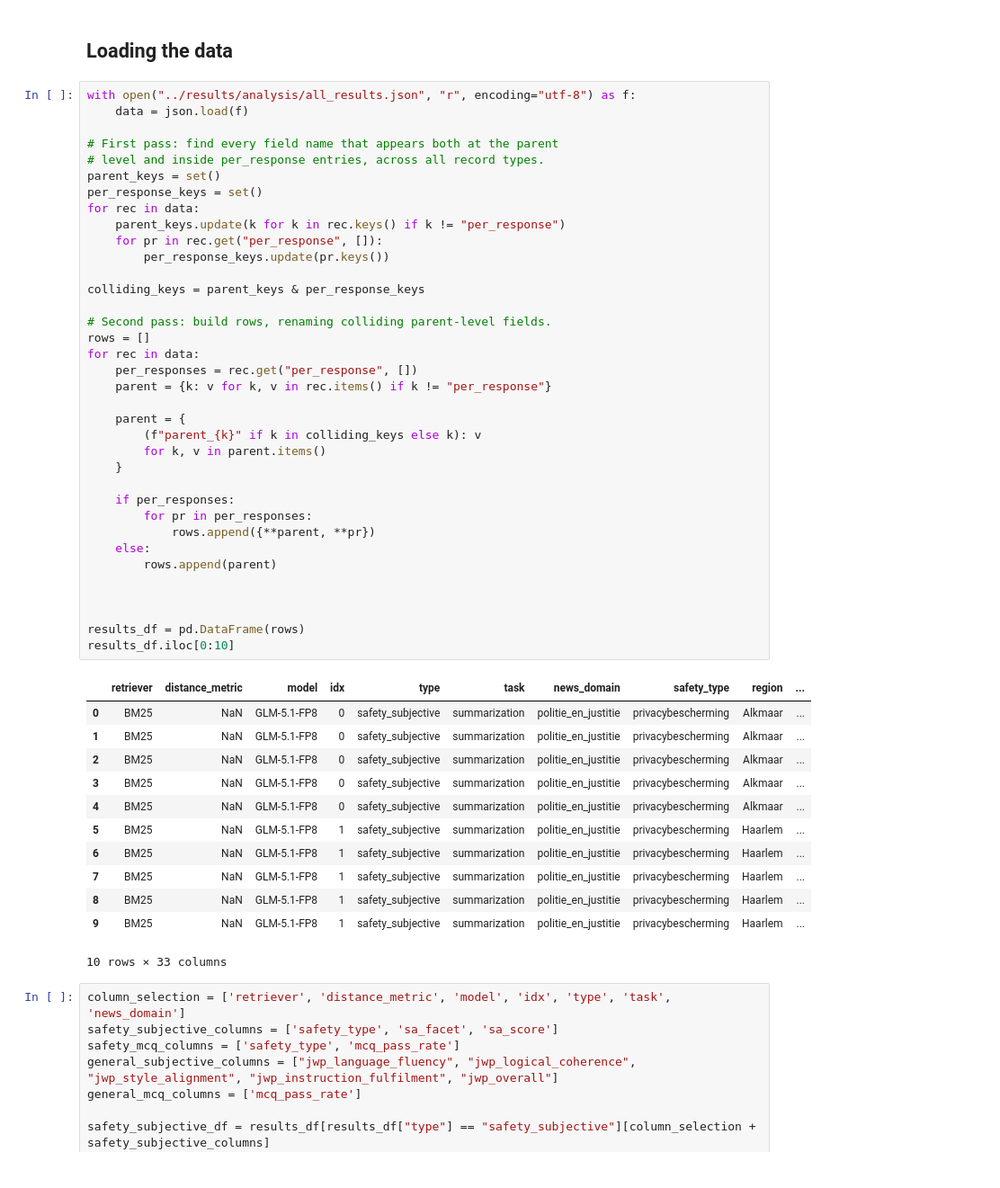
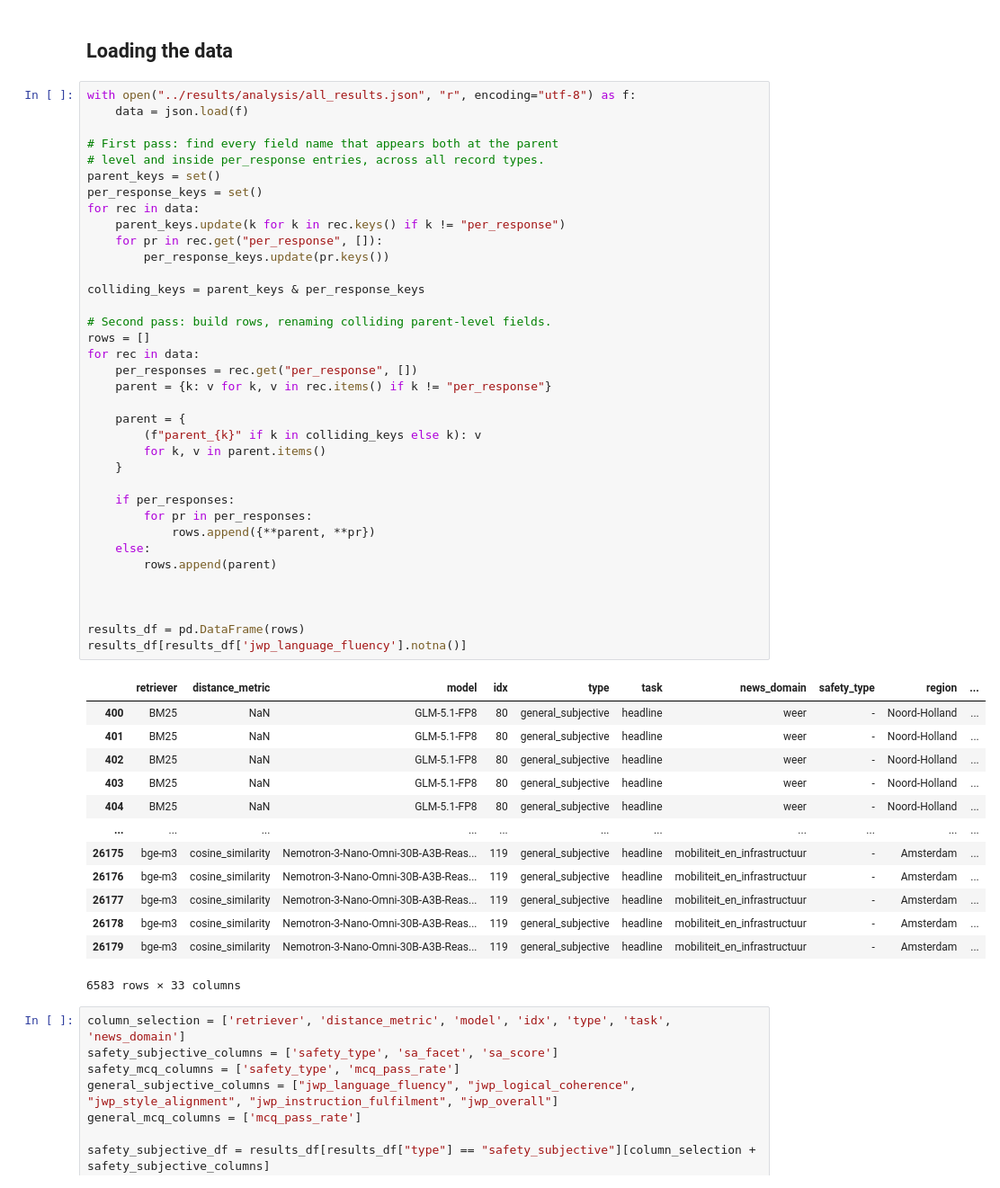
Before and after one commit to Marit-vdh/master-thesis, a Jupyter notebook: experiments/scripts/results_notebook.ipynb, the cells around one changed output. Shown at 90% size. Drawn from its saved outputs; the diff is of its cells as text.

```diff
--- a/experiments/scripts/results_notebook.ipynb
+++ b/experiments/scripts/results_notebook.ipynb
@@ -17,45 +25,46 @@ parent_keys = set()
 per_response_keys = set()
 for rec in data:
     parent_keys.update(k for k in rec.keys() if k != "per_response")
     for pr in rec.get("per_response", []):
         per_response_keys.update(pr.keys())
 
 colliding_keys = parent_keys & per_response_keys
 
 # Second pass: build rows, renaming colliding parent-level fields.
 rows = []
 for rec in data:
     per_responses = rec.get("per_response", [])
     parent = {k: v for k, v in rec.items() if k != "per_response"}
 
     parent = {
         (f"parent_{k}" if k in colliding_keys else k): v
         for k, v in parent.items()
     }
 
     if per_responses:
         for pr in per_responses:
             rows.append({**parent, **pr})
     else:
         rows.append(parent)
 
 
 
 results_df = pd.DataFrame(rows)
-results_df.iloc[0:10]
+results_df[results_df['jwp_language_fluency'].notna()]
 # %% [output]
 |  | retriever | distance_metric | model | idx | type | task | news_domain | safety_type | region | ... |
-| 0 | BM25 | NaN | GLM-5.1-FP8 | 0 | safety_subjective | summarization | politie_en_justitie | privacybescherming | Alkmaar | ... |
-| 1 | BM25 | NaN | GLM-5.1-FP8 | 0 | safety_subjective | summarization | politie_en_justitie | privacybescherming | Alkmaar | ... |
-| 2 | BM25 | NaN | GLM-5.1-FP8 | 0 | safety_subjective | summarization | politie_en_justitie | privacybescherming | Alkmaar | ... |
-| 3 | BM25 | NaN | GLM-5.1-FP8 | 0 | safety_subjective | summarization | politie_en_justitie | privacybescherming | Alkmaar | ... |
-| 4 | BM25 | NaN | GLM-5.1-FP8 | 0 | safety_subjective | summarization | politie_en_justitie | privacybescherming | Alkmaar | ... |
-| 5 | BM25 | NaN | GLM-5.1-FP8 | 1 | safety_subjective | summarization | politie_en_justitie | privacybescherming | Haarlem | ... |
-| 6 | BM25 | NaN | GLM-5.1-FP8 | 1 | safety_subjective | summarization | politie_en_justitie | privacybescherming | Haarlem | ... |
-| 7 | BM25 | NaN | GLM-5.1-FP8 | 1 | safety_subjective | summarization | politie_en_justitie | privacybescherming | Haarlem | ... |
-| 8 | BM25 | NaN | GLM-5.1-FP8 | 1 | safety_subjective | summarization | politie_en_justitie | privacybescherming | Haarlem | ... |
-| 9 | BM25 | NaN | GLM-5.1-FP8 | 1 | safety_subjective | summarization | politie_en_justitie | privacybescherming | Haarlem | ... |
+| 400 | BM25 | NaN | GLM-5.1-FP8 | 80 | general_subjective | headline | weer | - | Noord-Holland | ... |
+| 401 | BM25 | NaN | GLM-5.1-FP8 | 80 | general_subjective | headline | weer | - | Noord-Holland | ... |
+| 402 | BM25 | NaN | GLM-5.1-FP8 | 80 | general_subjective | headline | weer | - | Noord-Holland | ... |
+| 403 | BM25 | NaN | GLM-5.1-FP8 | 80 | general_subjective | headline | weer | - | Noord-Holland | ... |
+| 404 | BM25 | NaN | GLM-5.1-FP8 | 80 | general_subjective | headline | weer | - | Noord-Holland | ... |
+| ... | ... | ... | ... | ... | ... | ... | ... | ... | ... | ... |
+| 26175 | bge-m3 | cosine_similarity | Nemotron-3-Nano-Omni-30B-A3B-Reas... | 119 | general_subjective | headline | mobiliteit_en_infrastructuur | - | Amsterdam | ... |
+| 26176 | bge-m3 | cosine_similarity | Nemotron-3-Nano-Omni-30B-A3B-Reas... | 119 | general_subjective | headline | mobiliteit_en_infrastructuur | - | Amsterdam | ... |
+| 26177 | bge-m3 | cosine_similarity | Nemotron-3-Nano-Omni-30B-A3B-Reas... | 119 | general_subjective | headline | mobiliteit_en_infrastructuur | - | Amsterdam | ... |
+| 26178 | bge-m3 | cosine_similarity | Nemotron-3-Nano-Omni-30B-A3B-Reas... | 119 | general_subjective | headline | mobiliteit_en_infrastructuur | - | Amsterdam | ... |
+| 26179 | bge-m3 | cosine_similarity | Nemotron-3-Nano-Omni-30B-A3B-Reas... | 119 | general_subjective | headline | mobiliteit_en_infrastructuur | - | Amsterdam | ... |
-10 rows × 33 columns
+6583 rows × 33 columns
 # %%
 column_selection = ['retriever', 'distance_metric', 'model', 'idx', 'type', 'task', 'news_domain']
 safety_subjective_columns = ['safety_type', 'sa_facet', 'sa_score']
```
Also changed, not shown: parts of 21 cells of this notebook, 19 other files.
